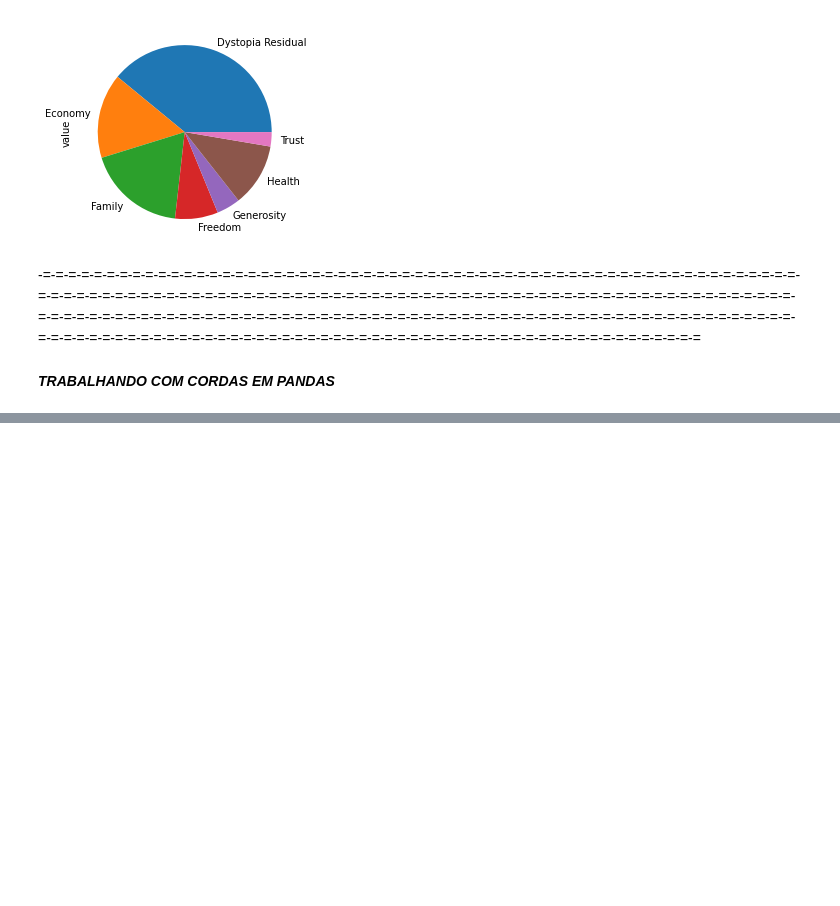
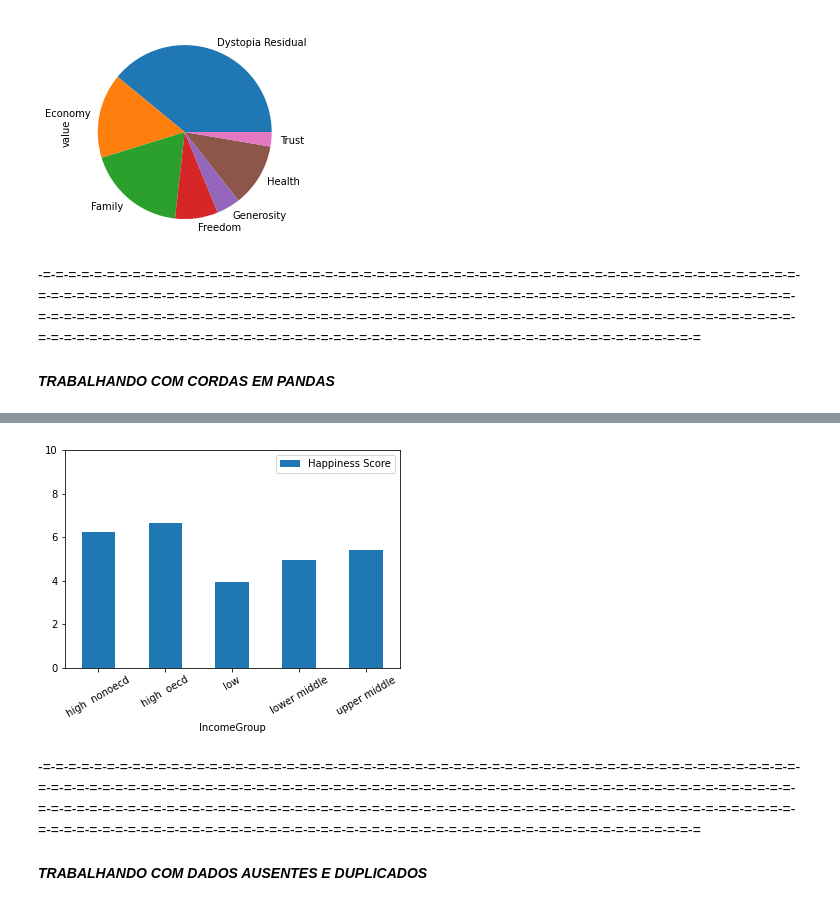
Before and after one commit to LuigiFerrari14/Curso-em-Video-Python---Guanabar-, a Jupyter notebook: Anotacoes.ipynb, the cells around one changed output, grey strips where cells are left out. Cells and saved outputs as stored; diff of their text form; code cells hidden in the pictures; blank space fills up the shorter version.

```diff
--- a/Anotacoes.ipynb
+++ b/Anotacoes.ipynb
@@ -1713,0 +1763,3 @@ tabela.plot(kind='pie', y='value', legend=False)
+# %%
+merged['Currency Vectorized'] = merged['CurrencyUnit'].str.split().str.get(-1)
+print(merged['Currency Vectorized'].head())
@@ -1713,0 +1889,3 @@ tabela.plot(kind='pie', y='value', legend=False)
+# %%
+#pais como indice
+merged = merged.set_index('Country')
@@ -1713,0 +2014,3 @@ tabela.plot(kind='pie', y='value', legend=False)
+# %%
+#clean the incomegroup column
+merged['IncomeGroup'] = merged['IncomeGroup'].str.replace(':','').str.replace('income','').str.lower().str.strip()
@@ -1713,0 +2022,4 @@ tabela.plot(kind='pie', y='value', legend=False)
+# %%
+#plot
+pv_incomes = merged.pivot_table(index='IncomeGroup', values='Happiness Score', aggfunc=np.mean)
+pv_incomes.head()
@@ -1713,0 +2034,9 @@ tabela.plot(kind='pie', y='value', legend=False)
+# %%
+pv_incomes.plot(kind='bar', ylim=(0,10), rot=30)
+plt.show()
+# %% [output]
+[figure, added]
+# %% [markdown]
+-=-=-=-=-=-=-=-=-=-=-=-=-=-=-=-=-=-=-=-=-=-=-=-=-=-=-=-=-=-=-=-=-=-=-=-=-=-=-=-=-=-=-=-=-=-=-=-=-=-=-=-=-=-=-=-=-=-=-=-=-=-=-=-=-=-=-=-=-=-=-=-=-=-=-=-=-=-=-=-=-=-=-=-=-=-=-=-=-=-=-=-=-=-=-=-=-=-=-=-=-=-=-=-=-=-=-=-=-=-=-=-=-=-=-=-=-=-=-=-=-=-=-=-=-=-=-=-=-=-=-=-=-=-=-=-=-=-=-=-=-=-=-=-=-=-=-=-=-=-=-=-=-=-=-=-=-=-=-=-=-=-=-=-=-=-=-=-=-=-=-=-=-=-=-=-=-=-=-=-=-=-=-=-=-=-=-=-=-=-=-=-=-=-=-=-=-=-=-=-=-=-=-=-=-=-=-=-=-=-=-=-=-=-=-=-=-=-=-=-=-=-=-=-=-=-=-=-=-=
+# %% [markdown]
+***TRABALHANDO COM DADOS AUSENTES E DUPLICADOS***
```
Also changed, not shown: parts of 31 cells of this notebook.
